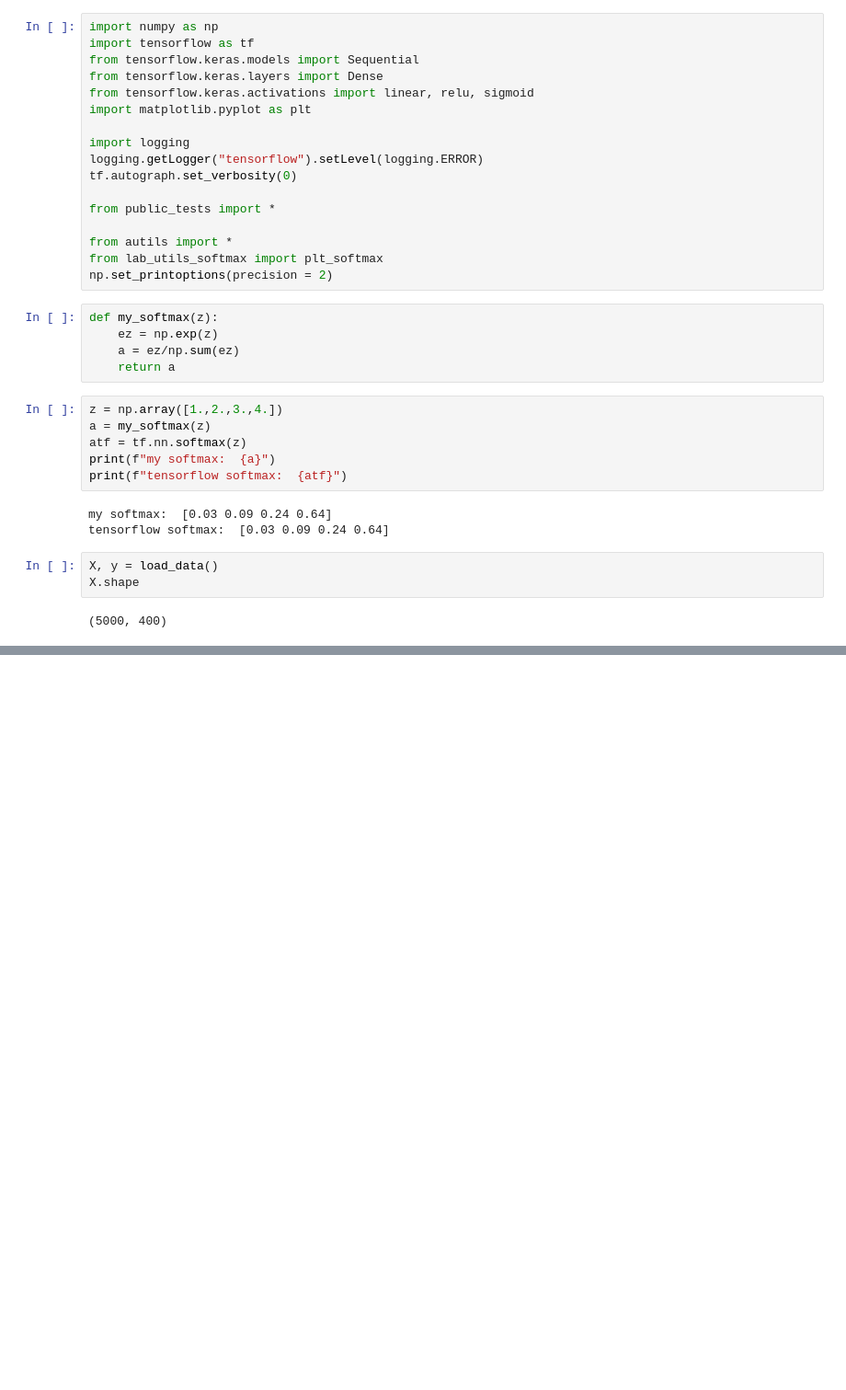
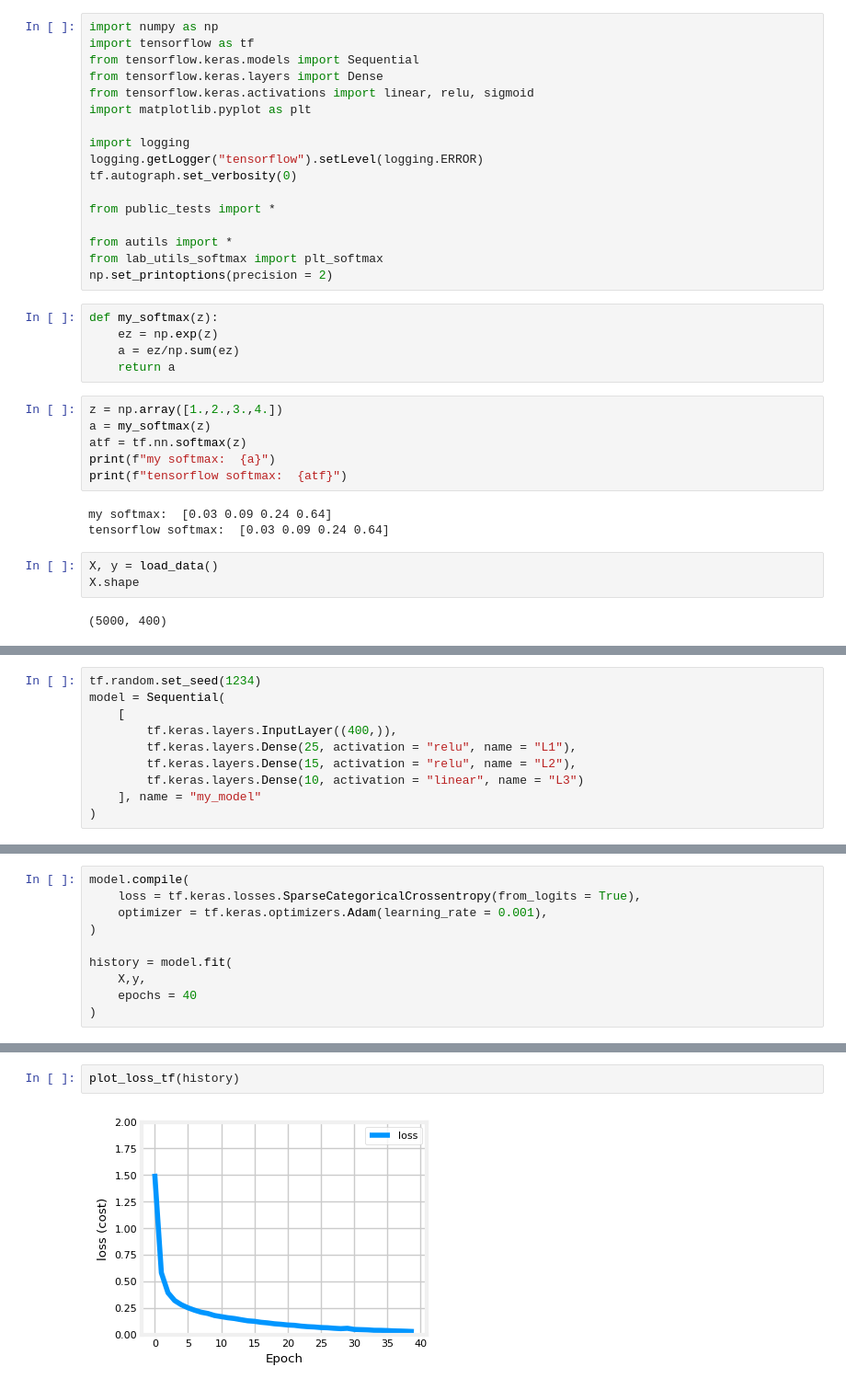
Before and after one commit to harsh194/machine_learning, a Jupyter notebook: Handwritten_Digit_Recognition(0_9).ipynb, the cells around one changed output, grey strips where cells are left out. Shown: that part at 92% size. Drawn from its saved outputs; the diff is of its cells as text; blank space fills up the shorter version.

```diff
--- a/Handwritten_Digit_Recognition(0_9).ipynb
+++ b/Handwritten_Digit_Recognition(0_9).ipynb
@@ -57,0 +58,10 @@ for i, ax in enumerate(axes.flat):
+# %%
+tf.random.set_seed(1234)
+model = Sequential(
+    [
+        tf.keras.layers.InputLayer((400,)),
+        tf.keras.layers.Dense(25, activation = "relu", name = "L1"),
+        tf.keras.layers.Dense(15, activation = "relu", name = "L2"),
+        tf.keras.layers.Dense(10, activation = "linear", name = "L3")
+    ], name = "my_model"
+)
@@ -57,0 +92,10 @@ for i, ax in enumerate(axes.flat):
+# %%
+model.compile(
+    loss = tf.keras.losses.SparseCategoricalCrossentropy(from_logits = True),
+    optimizer = tf.keras.optimizers.Adam(learning_rate = 0.001),
+)
+
+history = model.fit(
+    X,y,
+    epochs = 40
+)
@@ -57,0 +120,4 @@ for i, ax in enumerate(axes.flat):
+# %%
+plot_loss_tf(history)
+# %% [output]
+[figure, added]
```
Also changed, not shown: parts of 10 cells of this notebook.
